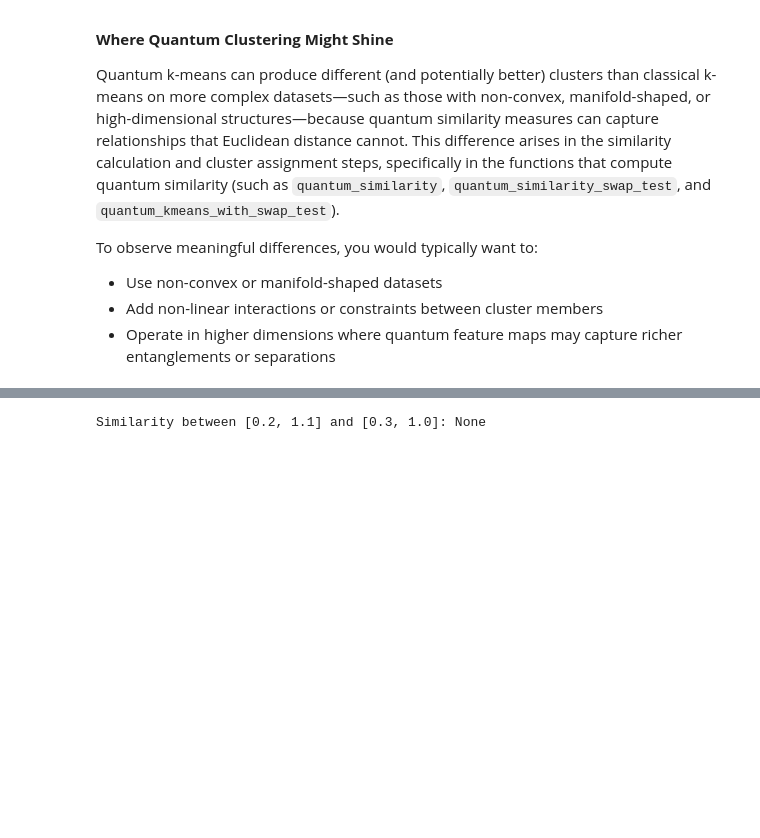
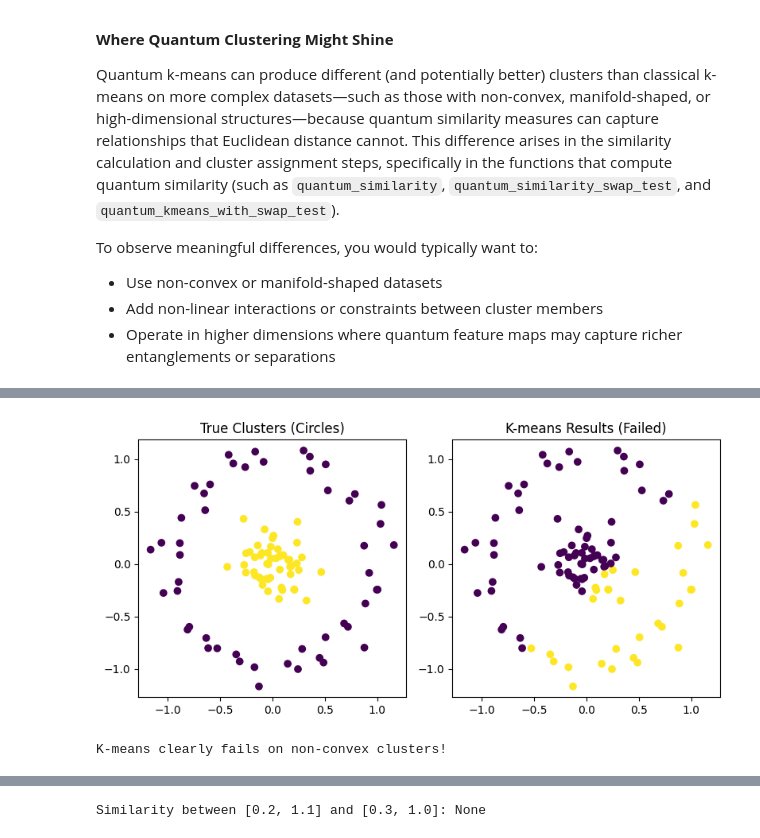
Before and after one commit to YoushaExT/quantum-clustering, a Jupyter notebook: quantum_clustering.ipynb, the cells around one changed output, grey strips where cells are left out. Cells and saved outputs as stored; diff of their text form; code cells hidden in the pictures; blank space fills up the shorter version.

```diff
--- a/quantum_clustering.ipynb
+++ b/quantum_clustering.ipynb
@@ -733,0 +744,31 @@ To observe meaningful differences, you would typically want to:
+# %%
+from sklearn.datasets import make_circles
+import matplotlib.pyplot as plt
+from sklearn.cluster import KMeans
+
+# Create two concentric circles dataset where K-means will fail
+X_circles, y_circles = make_circles(n_samples=100, factor=0.2, noise=0.1, random_state=42)
+
+# Try classical K-means on circles
+kmeans_circles = KMeans(n_clusters=2, random_state=42)
+kmeans_labels = kmeans_circles.fit_predict(X_circles)
+
+plt.figure(figsize=(12, 4))
+
+plt.subplot(1, 3, 1)
+plt.scatter(X_circles[:, 0], X_circles[:, 1], c=y_circles, cmap='viridis')
+plt.title('True Clusters (Circles)')
+plt.axis('equal')
+
+plt.subplot(1, 3, 2)
+plt.scatter(X_circles[:, 0], X_circles[:, 1], c=kmeans_labels, cmap='viridis')
+plt.title('K-means Results (Failed)')
+plt.axis('equal')
+
+plt.tight_layout()
+plt.show()
+
+print("K-means clearly fails on non-convex clusters!")
+# %% [output]
+[figure, added]
+K-means clearly fails on non-convex clusters!
```
Also changed, not shown: parts of 16 cells of this notebook, 1 other file.
